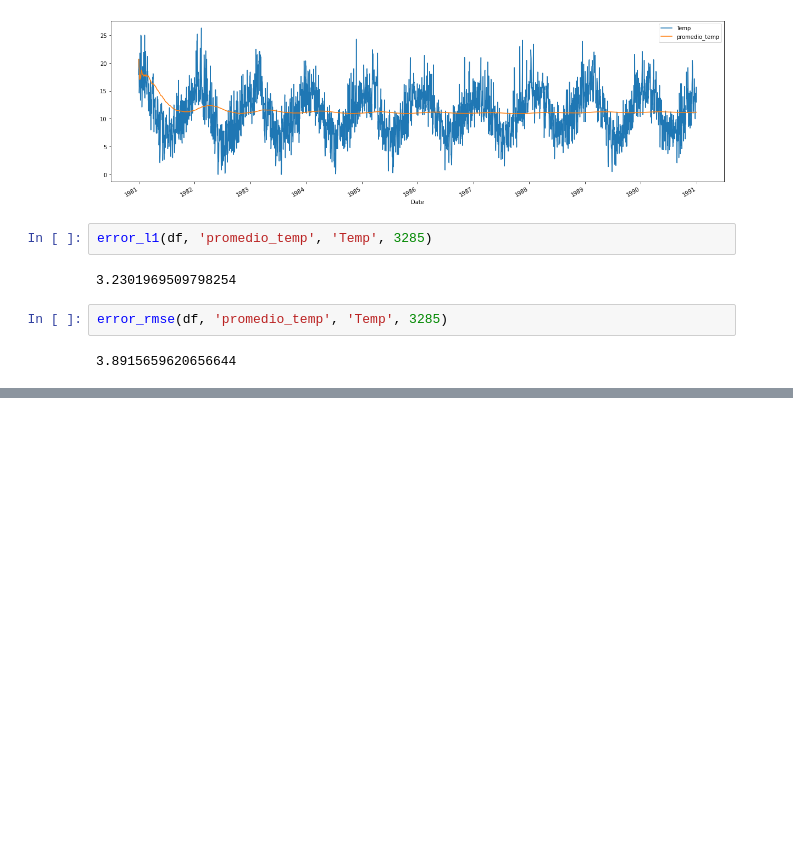
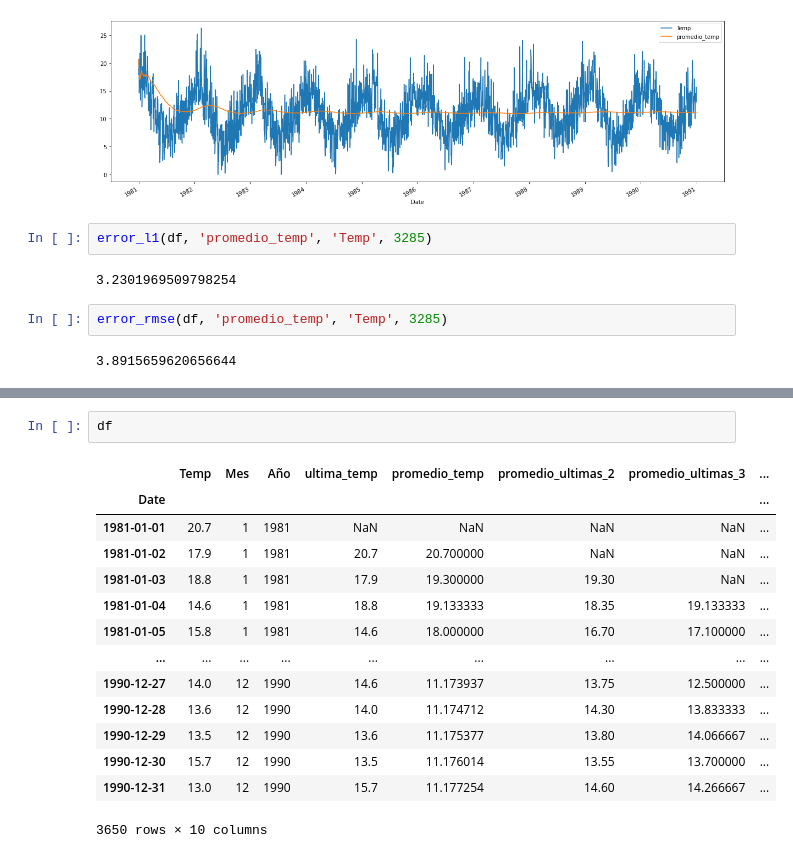
Before and after one commit to Ladivcr/Neural-network-class, a Jupyter notebook: RN2/Time_Series/TimeSeries_1.ipynb, the cells around one changed output, grey strips where cells are left out. Cells and saved outputs as stored; diff of their text form; blank space fills up the shorter version.

```diff
--- a/RN2/Time_Series/TimeSeries_1.ipynb
+++ b/RN2/Time_Series/TimeSeries_1.ipynb
@@ -468,0 +499,17 @@ error_rmse(df, 'promedio_temp', 'Temp', 3285)
+# %%
+df
+# %% [output]
+|  | Temp | Mes | Año | ultima_temp | promedio_temp | promedio_ultimas_2 | promedio_ultimas_3 | ... |
+| Date |  |  |  |  |  |  |  | ... |
+| 1981-01-01 | 20.7 | 1 | 1981 | NaN | NaN | NaN | NaN | ... |
+| 1981-01-02 | 17.9 | 1 | 1981 | 20.7 | 20.700000 | NaN | NaN | ... |
+| 1981-01-03 | 18.8 | 1 | 1981 | 17.9 | 19.300000 | 19.30 | NaN | ... |
+| 1981-01-04 | 14.6 | 1 | 1981 | 18.8 | 19.133333 | 18.35 | 19.133333 | ... |
+| 1981-01-05 | 15.8 | 1 | 1981 | 14.6 | 18.000000 | 16.70 | 17.100000 | ... |
+| ... | ... | ... | ... | ... | ... | ... | ... | ... |
+| 1990-12-27 | 14.0 | 12 | 1990 | 14.6 | 11.173937 | 13.75 | 12.500000 | ... |
+| 1990-12-28 | 13.6 | 12 | 1990 | 14.0 | 11.174712 | 14.30 | 13.833333 | ... |
+| 1990-12-29 | 13.5 | 12 | 1990 | 13.6 | 11.175377 | 13.80 | 14.066667 | ... |
+| 1990-12-30 | 15.7 | 12 | 1990 | 13.5 | 11.176014 | 13.55 | 13.700000 | ... |
+| 1990-12-31 | 13.0 | 12 | 1990 | 15.7 | 11.177254 | 14.60 | 14.266667 | ... |
+3650 rows × 10 columns
```
Also changed, not shown: parts of 8 cells of this notebook.
